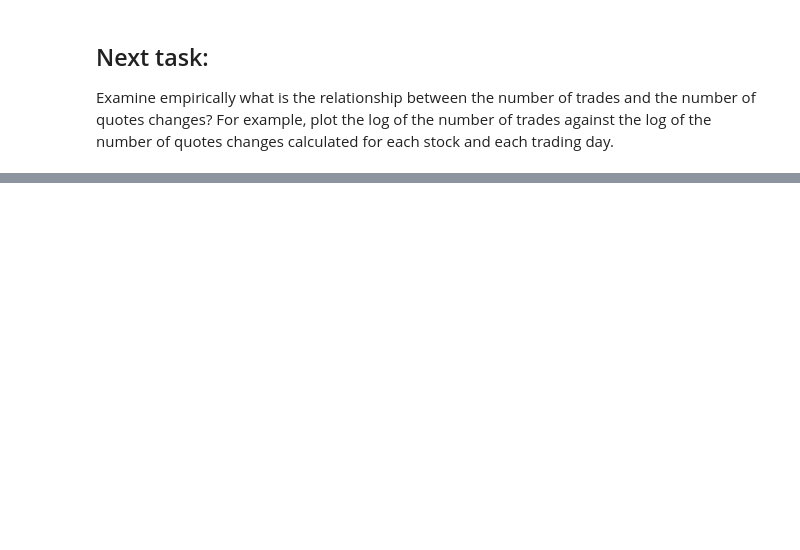
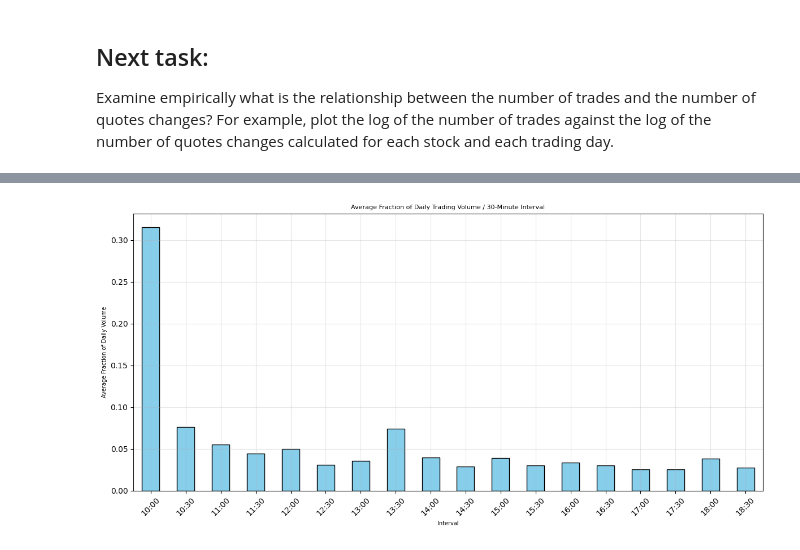
Before and after one commit to Matvey2022/Financy_project, a Jupyter notebook: solution.ipynb, the cells around one changed output, grey strips where cells are left out. Drawn from its saved outputs; the diff is of its cells as text; code cells hidden in the pictures; blank space fills up the shorter version.

```diff
--- a/solution.ipynb
+++ b/solution.ipynb
@@ -401,0 +437,58 @@ the log of the number of quotes changes calculated for each stock and each tradi
+# %%
+path = "C:\\Users\\user\\Desktop\\Innopolis_courses\\Financy_project\\data\\Processed_data\\processed_data.csv"
+data = pd.read_csv(path)
+
+data['hour'] = data['TIME'].astype(str).str[:2]  # First 2 characters for hour
+data['minute'] = data['TIME'].astype(str).str[2:4]  # Next 2 characters for minute
+
+# Combine hour and minute for 30-minute intervals
+data['interval'] = data['hour'] + ':' + data['minute']
+
+# Define 30-minute intervals from 9:50 to 18:50
+intervals = ['09:50', '10:00', '10:30', '11:00', '11:30', '12:00', '12:30',
+             '13:00', '13:30', '14:00', '14:30', '15:00', '15:30',
+             '16:00', '16:30', '17:00', '17:30', '18:00', '18:30', '18:50']
+
+# Filter the data between 9:50 and 18:50 (excluding later intervals)
+data = data[data['interval'].isin(intervals)]
+
+# Create ruble volume column
+data['ruble_volume'] = data['PRICE'] * data['VOLUME']
+
+# Group by SECCODE and interval to calculate the total ruble volume for each stock per 30-min interval
+interval_grouped = data.groupby(['SECCODE', 'interval']).agg({'ruble_volume': 'sum'}).reset_index()
+
+# Calculate the total ruble volume for each stock across all intervals for normalization
+total_ruble_volume = data.groupby('SECCODE')['ruble_volume'].sum().reset_index()
+total_ruble_volume = total_ruble_volume.rename(columns={'ruble_volume': 'total_ruble_volume'})
+
+# Merge total volume with the interval data
+interval_grouped = pd.merge(interval_grouped, total_ruble_volume, on='SECCODE')
+
+# Calculate the fraction of daily volume for each stock and interval
+interval_grouped['fraction_of_daily_volume'] = interval_grouped['ruble_volume'] / interval_grouped['total_ruble_volume']
+
+# Handle shorter intervals (9:50–10:00 and 18:50–19:00) by normalizing them (multiplying by 3 to adjust for 10-minute duration)
+interval_grouped.loc[interval_grouped['interval'] == '09:50', 'fraction_of_daily_volume'] *= 3
+interval_grouped.loc[interval_grouped['interval'] == '18:50', 'fraction_of_daily_volume'] *= 3
+
+# Calculate the average fraction of daily volume across all stocks for each 30-minute interval
+average_fraction = interval_grouped.groupby('interval')['fraction_of_daily_volume'].mean()
+
+# Plot the average fraction of daily volume for each interval
+plt.figure(figsize=(12, 6))
+average_fraction.plot(kind='bar', color='skyblue', edgecolor='k')
+plt.title("Average Fraction of Daily Trading Volume / 30-Minute Interval", fontsize=8)
+plt.xlabel("Interval", fontsize=7)
+plt.ylabel("Average Fraction of Daily Volume", fontsize=7)
+plt.xticks(rotation=45)
+plt.grid(alpha=0.3)
+plt.tight_layout()
+
+# Save the plot to a specific folder
+plt.savefig("C:\\Users\\user\\Desktop\\Innopolis_courses\\Financy_project\\Plots\\result_2.png")
+
+# Show the plot
+plt.show()
+# %% [output]
+[figure, added]
```
Also changed, not shown: parts of 43 cells of this notebook, 4 other files.
